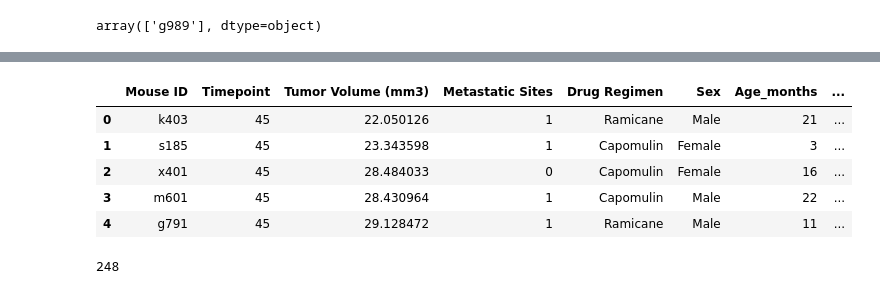
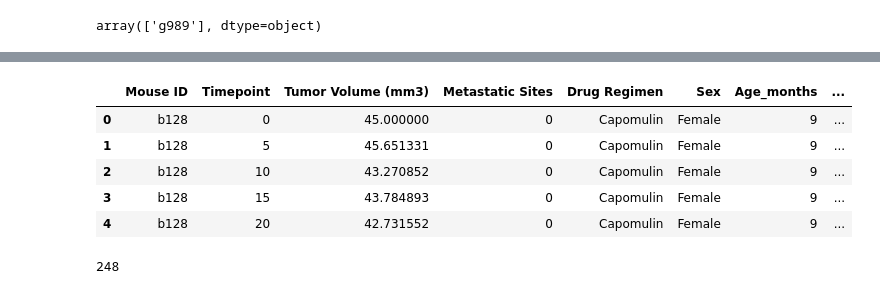
Before and after one commit to sabrinawjo/Matplotlib-Challenge, a Jupyter notebook: Pymaceuticals_Starter.ipynb, the cells around one changed output, grey strips where cells are left out. Saved outputs shown, nothing was run; the diff lists cells and outputs as text; code cells hidden in the pictures.

```diff
--- a/Pymaceuticals_Starter.ipynb
+++ b/Pymaceuticals_Starter.ipynb
@@ -24,6 +24,6 @@ noduplicate_results = study_results.drop_duplicates('Mouse ID', keep='last', inp
 # %%
 # Combine the data into a single dataset
-new = pd.merge(noduplicate_mouse, noduplicate_results, on="Mouse ID", how="inner")
+new = pd.merge(mouse_metadata, study_results, on="Mouse ID", how="right")
 merge_data = new[['Mouse ID','Timepoint','Tumor Volume (mm3)','Metastatic Sites','Drug Regimen','Sex','Age_months','Weight (g)']]
 # Display the data table for preview
 merge_data.head()
@@ -55,13 +58,13 @@ duplicate_results
 # %%
 # Create a clean DataFrame by dropping the duplicate mouse by its ID.
-new_data = merge_data.drop(107)
+new_data = merge_data.loc[merge_data['Mouse ID'] != 'g989']
 new_data.head()
 # %% [output]
 |  | Mouse ID | Timepoint | Tumor Volume (mm3) | Metastatic Sites | Drug Regimen | Sex | Age_months | ... |
-| 0 | k403 | 45 | 22.050126 | 1 | Ramicane | Male | 21 | ... |
-| 1 | s185 | 45 | 23.343598 | 1 | Capomulin | Female | 3 | ... |
-| 2 | x401 | 45 | 28.484033 | 0 | Capomulin | Female | 16 | ... |
-| 3 | m601 | 45 | 28.430964 | 1 | Capomulin | Male | 22 | ... |
-| 4 | g791 | 45 | 29.128472 | 1 | Ramicane | Male | 11 | ... |
+| 0 | b128 | 0 | 45.000000 | 0 | Capomulin | Female | 9 | ... |
+| 1 | b128 | 5 | 45.651331 | 0 | Capomulin | Female | 9 | ... |
+| 2 | b128 | 10 | 43.270852 | 0 | Capomulin | Female | 9 | ... |
+| 3 | b128 | 15 | 43.784893 | 0 | Capomulin | Female | 9 | ... |
+| 4 | b128 | 20 | 42.731552 | 0 | Capomulin | Female | 9 | ... |
 # %%
 # Checking the number of mice in the clean DataFrame.
```
Also changed, not shown: parts of 13 cells of this notebook.
